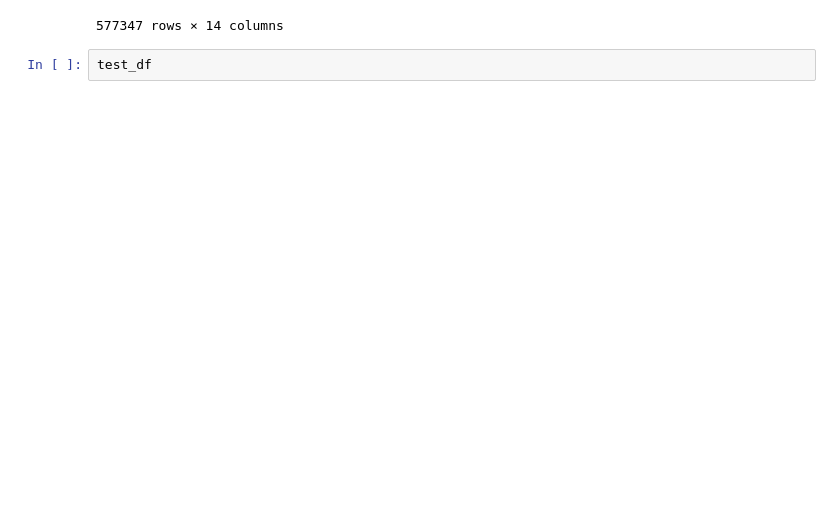
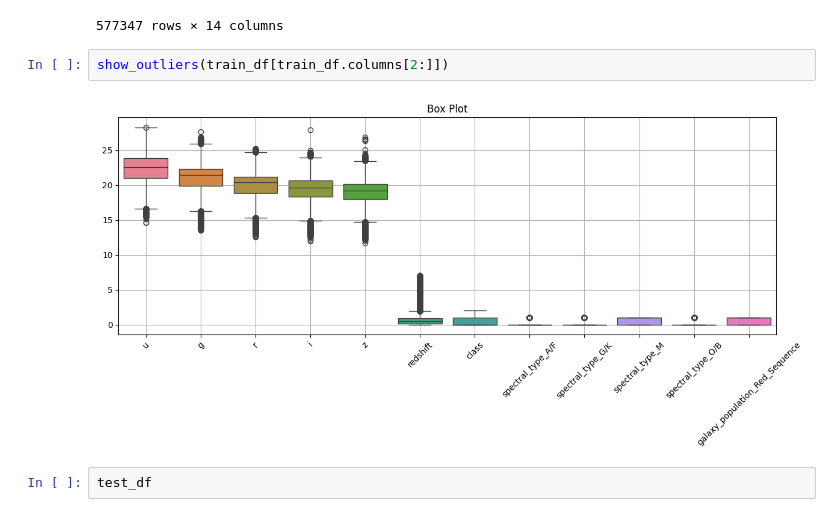
Before and after one commit to abdubakr77/predicting-stellar-class, a Jupyter notebook: notebooks/02_preprocessing.ipynb, the cells around one changed output. Saved outputs shown, nothing was run; the diff lists cells and outputs as text; blank space fills up the shorter version.

```diff
--- a/notebooks/02_preprocessing.ipynb
+++ b/notebooks/02_preprocessing.ipynb
@@ -84,6 +79,10 @@ train_df
 | 577345 | 247.362248 | 50.659819 | 21.969881 | 21.622766 | 20.987575 | 20.930924 | 21.478134 | 2.868359 | 1 | 0 | ... |
 | 577346 | 194.633820 | -1.307079 | 21.244353 | 21.101997 | 20.809379 | 20.866345 | 20.495411 | 1.101004 | 1 | 1 | ... |
 577347 rows × 14 columns
+# %%
+show_outliers(train_df[train_df.columns[2:]])
+# %% [output]
+[figure, added]
 # %%
 test_df
 # %% [output]
```
Also changed, not shown: parts of 12 cells of this notebook.
